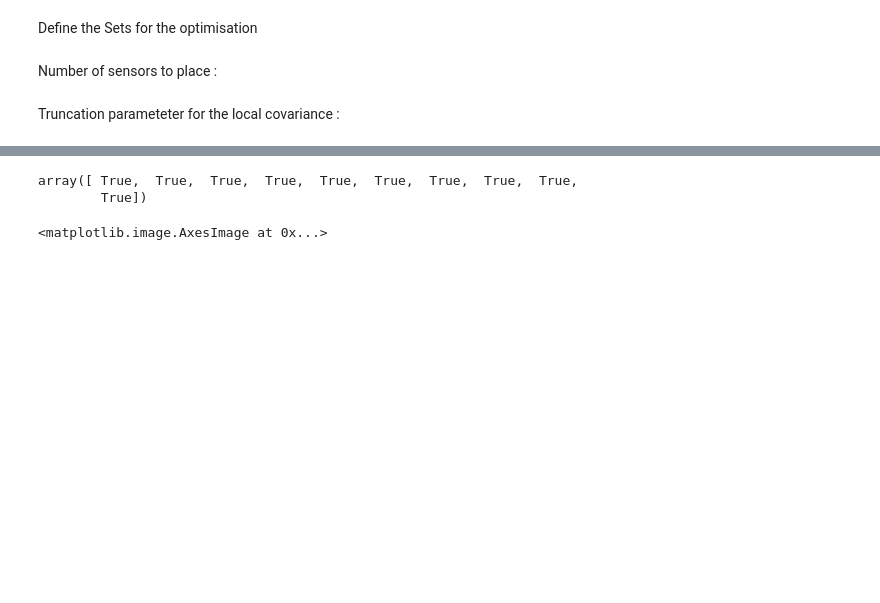
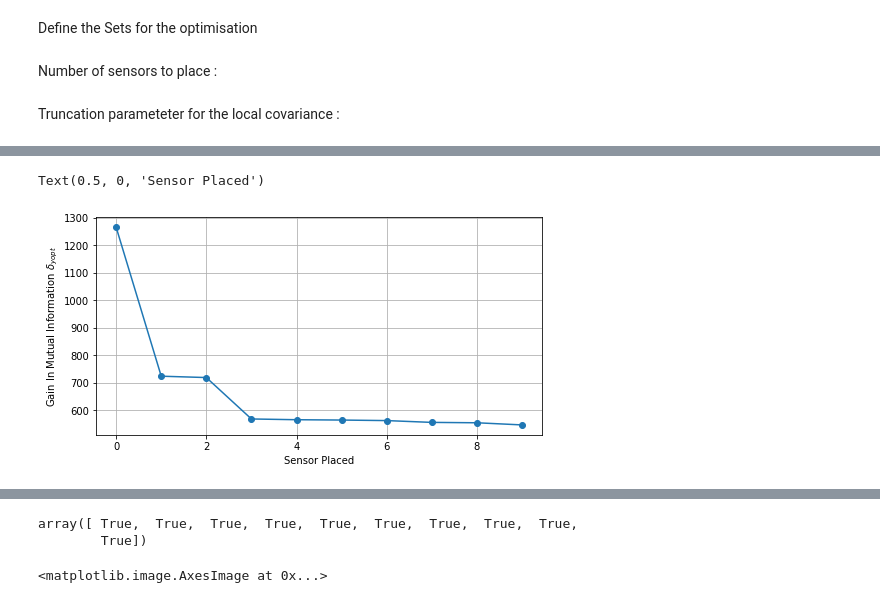
Before and after one commit to adrianlwn/MScProject_OptSensors_GP, a Jupyter notebook: Sensor Optimisation 3rd Algorithm.ipynb, the cells around one changed output, grey strips where cells are left out. Saved outputs shown, nothing was run; the diff lists cells and outputs as text; code cells hidden in the pictures; blank space fills up the shorter version.

```diff
--- a/Sensor Optimisation 3rd Algorithm.ipynb
+++ b/Sensor Optimisation 3rd Algorithm.ipynb
@@ -151,6 +143,6 @@ A_opt = {}
 # %% [markdown]
 Truncation parameteter for the local covariance :
 # %%
-epsilon = 10**-6 # 10
+epsilon = 150# 10**-6 # 10
 print(epsilon)
 # %% [output]
@@ -158,4 +150,4 @@ print(epsilon)
 # %%
 start = time.time()
-A_opt['local_eps_10^-6'] = sensor_loc_optimisation_naive_local(k,cov, "threshold", epsilon, sets)
+A_opt['local_eps_72'] = sensor_loc_optimisation_naive_local(k,cov, "threshold", epsilon, sets)
 end = time.time()
@@ -168,0 +189,10 @@ end-start
+# %%
+plt.figure(figsize=(8,4))
+plt.plot(np.array(list(A_opt['local_eps_72'][1] .values())).flatten(),'-o')
+
+plt.grid()
+plt.ylabel("Gain In Mutual Information $\delta_{yopt}$")
+plt.xlabel("Sensor Placed")
+# %% [output]
+Text(0.5, 0, 'Sensor Placed')
+[figure, added]
```
Also changed, not shown: parts of 16 cells of this notebook, 38 other files.
